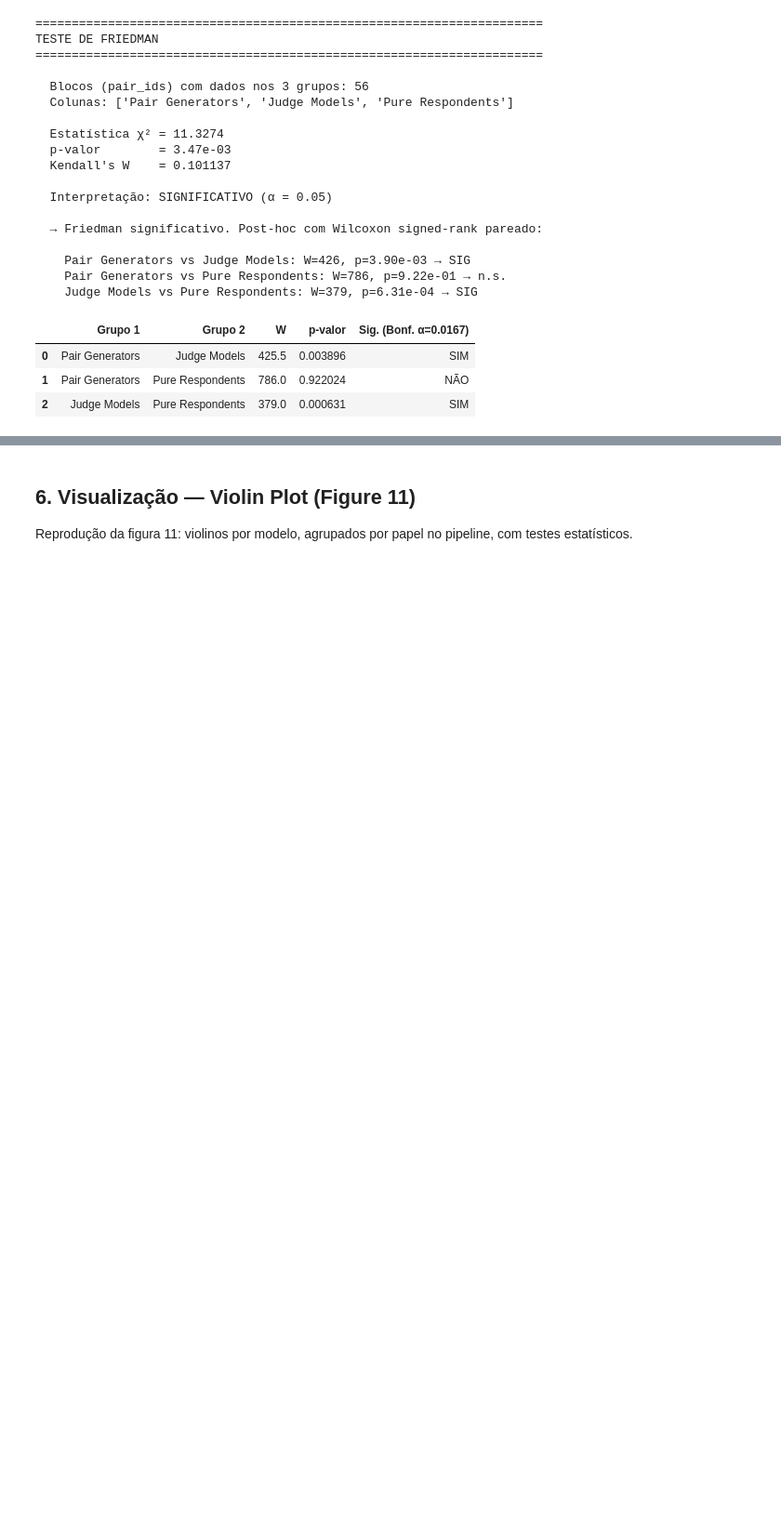
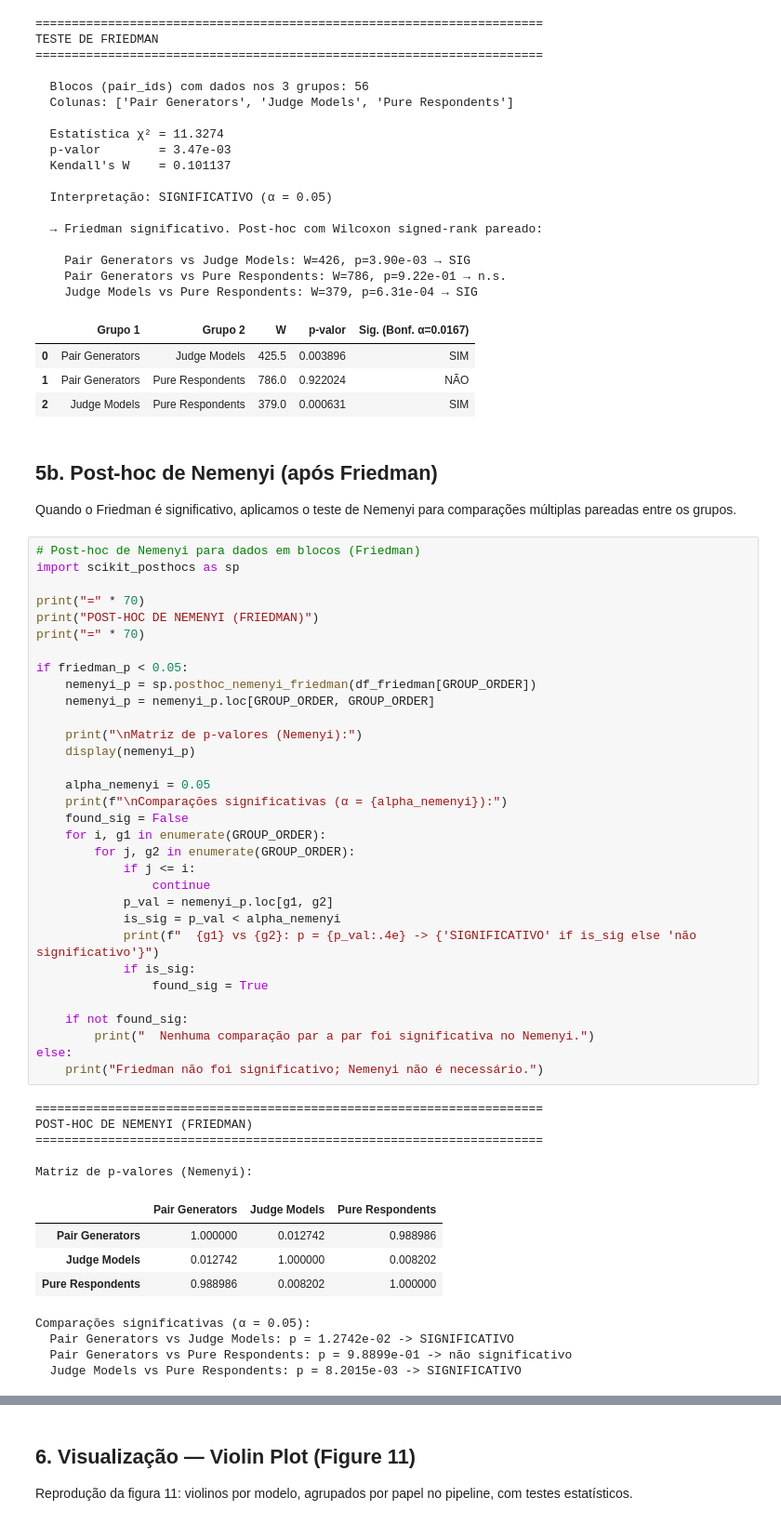
Before and after one commit to graphs4ai/ideological_chameleons, a Jupyter notebook: analise_estatistica.ipynb, the cells around one changed output, grey strips where cells are left out. Shown at 93% size. Cells and saved outputs as stored; diff of their text form; blank space fills up the shorter version.

```diff
--- a/analise_estatistica.ipynb
+++ b/analise_estatistica.ipynb
@@ -487,3 +507,53 @@ TESTE DE FRIEDMAN
 | 0 | Pair Generators | Judge Models | 425.5 | 0.003896 | SIM |
 | 1 | Pair Generators | Pure Respondents | 786.0 | 0.922024 | NÃO |
 | 2 | Judge Models | Pure Respondents | 379.0 | 0.000631 | SIM |
+# %% [markdown]
+## 5b. Post-hoc de Nemenyi (após Friedman)
+
+Quando o Friedman é significativo, aplicamos o teste de Nemenyi para comparações múltiplas pareadas entre os grupos.
+# %%
+# Post-hoc de Nemenyi para dados em blocos (Friedman)
+import scikit_posthocs as sp
+
+print("=" * 70)
+print("POST-HOC DE NEMENYI (FRIEDMAN)")
+print("=" * 70)
+
+if friedman_p < 0.05:
+    nemenyi_p = sp.posthoc_nemenyi_friedman(df_friedman[GROUP_ORDER])
+    nemenyi_p = nemenyi_p.loc[GROUP_ORDER, GROUP_ORDER]
+
+    print("\nMatriz de p-valores (Nemenyi):")
+    display(nemenyi_p)
+
+    alpha_nemenyi = 0.05
+    print(f"\nComparações significativas (α = {alpha_nemenyi}):")
+    found_sig = False
+    for i, g1 in enumerate(GROUP_ORDER):
+        for j, g2 in enumerate(GROUP_ORDER):
+            if j <= i:
+                continue
+            p_val = nemenyi_p.loc[g1, g2]
+            is_sig = p_val < alpha_nemenyi
+            print(f"  {g1} vs {g2}: p = {p_val:.4e} -> {'SIGNIFICATIVO' if is_sig else 'não significativo'}")
+            if is_sig:
+                found_sig = True
+
+    if not found_sig:
+        print("  Nenhuma comparação par a par foi significativa no Nemenyi.")
+else:
+    print("Friedman não foi significativo; Nemenyi não é necessário.")
+# %% [output]
+======================================================================
+POST-HOC DE NEMENYI (FRIEDMAN)
+======================================================================
+
+Matriz de p-valores (Nemenyi):
+|  | Pair Generators | Judge Models | Pure Respondents |
+| Pair Generators | 1.000000 | 0.012742 | 0.988986 |
+| Judge Models | 0.012742 | 1.000000 | 0.008202 |
+| Pure Respondents | 0.988986 | 0.008202 | 1.000000 |
+Comparações significativas (α = 0.05):
+  Pair Generators vs Judge Models: p = 1.2742e-02 -> SIGNIFICATIVO
+  Pair Generators vs Pure Respondents: p = 9.8899e-01 -> não significativo
+  Judge Models vs Pure Respondents: p = 8.2015e-03 -> SIGNIFICATIVO
```
Also changed, not shown: parts of 4 cells of this notebook, 23 other files.
